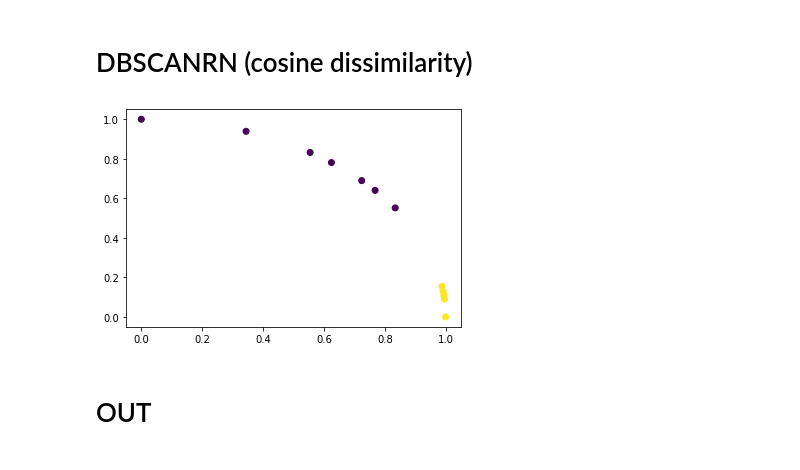
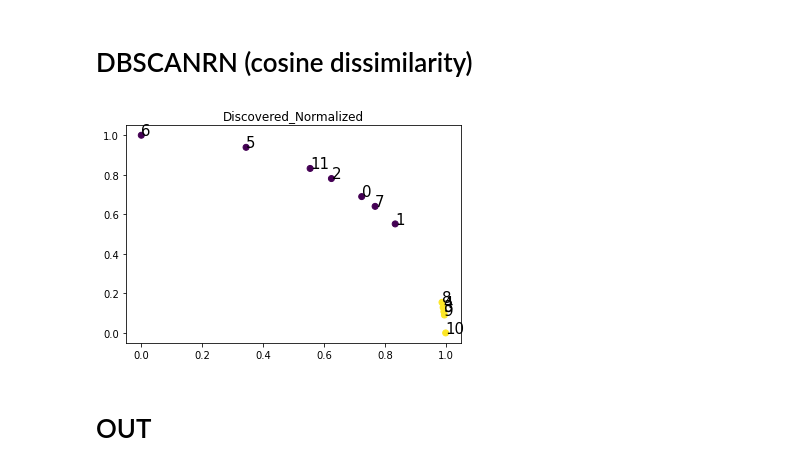
Before and after one commit to arek544/DBSCAN, a Jupyter notebook: notebooks/lecture_dataset_dbscanrn.ipynb, the cells around one changed output. Cells and saved outputs as stored; diff of their text form; code cells hidden in the pictures.

```diff
--- a/notebooks/lecture_dataset_dbscanrn.ipynb
+++ b/notebooks/lecture_dataset_dbscanrn.ipynb
@@ -45,29 +45,29 @@ display_points(X, y, 'Normalized', numerate=True)
 # %%
 timer_start = time.time()
 params = {
     'k': 2,
     'similarity': cosine_dissimilarity
     # 'similarity': euclidean_distance
 }
 
 algorithm = DBSCANRN(**params)
 
 name = get_name(
     algorithm_name=algorithm.name,
     dataset_name=dataset.name,
     n_dimentions=dataset.n_dimentions,
     n_rows=dataset.n_rows,
     **params
 )
 
 algorithm.log_output = f'./out/LOG_{name}.log'
 algorithm.fit_transform(X)
 total_runtime = (time.time() - timer_start) * 1000
 
-display_points(algorithm.X, algorithm.y_pred)
+display_points(algorithm.X, algorithm.y_pred, 'Discovered_Normalized', numerate=True)
 score = evaluate(algorithm.y_pred, y, algorithm.X)
 # %% [output]
-[figure, old version]
+[figure, new version]
 # %% [markdown]
 # OUT
 # %%
```
Also changed, not shown: parts of 2 cells of this notebook, 2 other files.
